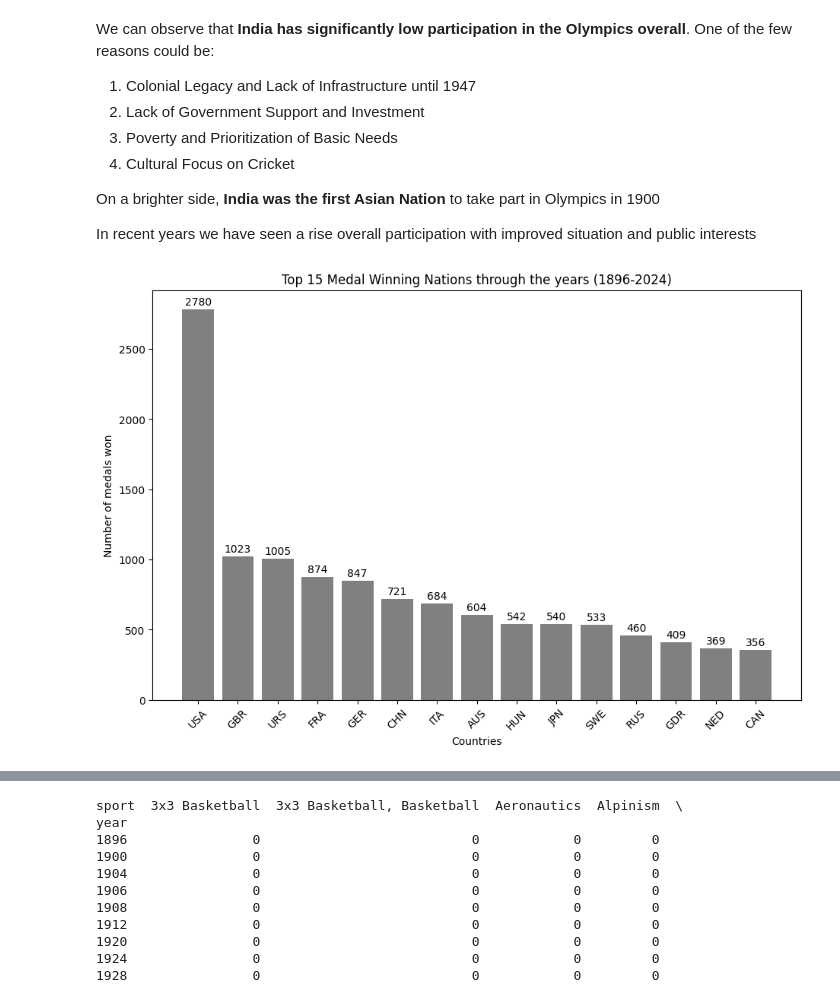
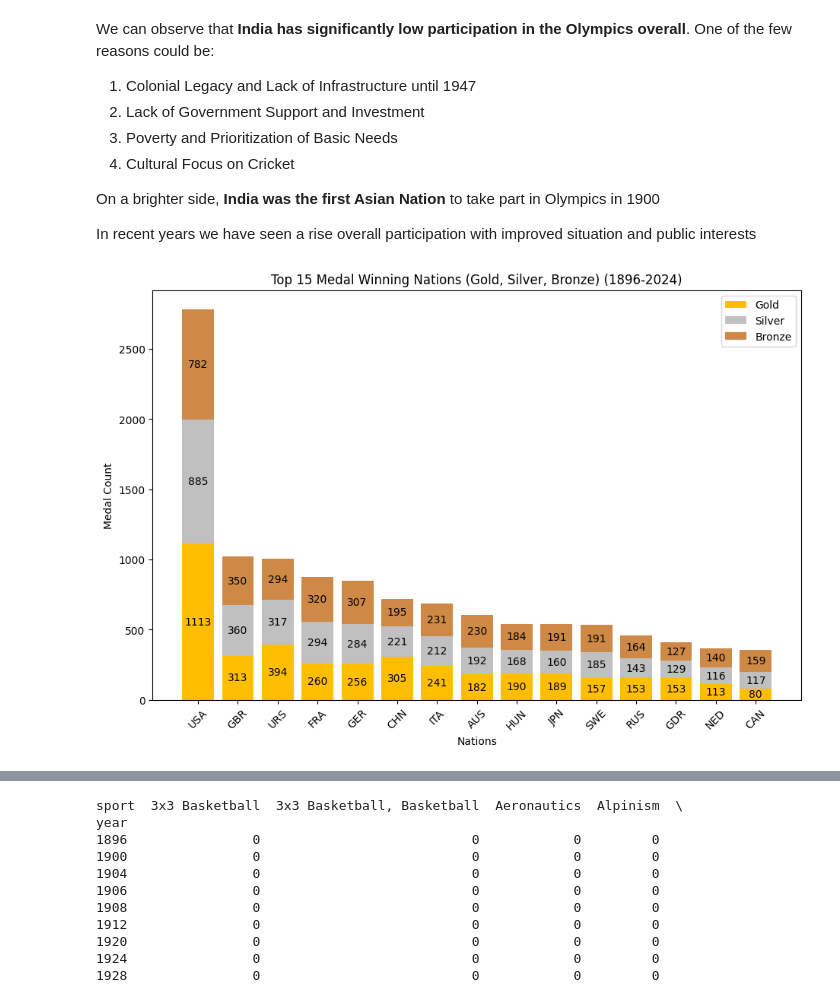
Before and after one commit to vidhi-kumar/olympic-insights, a Jupyter notebook: olympics-analysis.ipynb, the cells around one changed output, grey strips where cells are left out. Saved outputs shown, nothing was run; the diff lists cells and outputs as text; code cells hidden in the pictures.

```diff
--- a/olympics-analysis.ipynb
+++ b/olympics-analysis.ipynb
@@ -187,20 +187,33 @@ On a brighter side, **India was the first Asian Nation** to take part in Olympic
 
 In recent years we have seen a rise overall participation with improved situation and public interests
 # %%
-# Top 15 medal winning teams
-top_teams_winning = df[df['medal'] != 'No medal'].groupby(by=['noc']).size().sort_values(ascending=False).reset_index().head(15)
-top_teams_winning.columns = ['noc', 'count']
+medal_df = df[df['medal'] != 'No medal']
+medal_count = medal_df.groupby(by=['noc', 'medal']).size().unstack(fill_value=0)
+
+top_15_countries = medal_count.sum(axis=1).sort_values(ascending=False).head(15).index
+top_15_medal_count = medal_count.loc[top_15_countries]
+top_15_medal_count
+
 figure, ax = plt.subplots(figsize=(11, 7))
-bars = plt.bar(x=top_teams_winning['noc'], height=top_teams_winning['count'], color='grey')
-# adding label for each bar
-padding = 30
-for bar in bars:
-    value = bar.get_height()
-    plt.text(x=bar.get_x()+bar.get_width()/2, y=value+padding, s=value, ha='center')
-plt.xlabel('Countries')
-plt.ylabel('Number of medals won')
-plt.title("Top 15 Medal Winning Nations through the years (1896-2024)")
+
+gold_bars = plt.bar(x=top_15_medal_count.index, height=top_15_medal_count['Gold'], color='#ffbf00', label='Gold')
+silver_bars = plt.bar(x=top_15_medal_count.index, height=top_15_medal_count['Silver'], bottom=top_15_medal_count['Gold'], color='silver', label='Silver')
+bronze_bars = plt.bar(x=top_15_medal_count.index, height=top_15_medal_count['Bronze'], bottom=top_15_medal_count['Gold']+top_15_medal_count['Silver'], color='#ce8946', label='Bronze')
+
+for i in range(len(top_15_medal_count)):
+    gold_height = top_15_medal_count['Gold'].iloc[i]
+    silver_height = top_15_medal_count['Silver'].iloc[i]
+    bronze_height = top_15_medal_count['Bronze'].iloc[i]
+
+    plt.text(x=i, y=gold_height/2, s=gold_height, ha='center', va='center', color='black')
+    plt.text(x=i, y=gold_height+silver_height/2, s=silver_height, ha='center', va='center', color='black')
+    plt.text(x=i, y=gold_height+silver_height+bronze_height/2, s=bronze_height, ha='center', va='center', color='black')
+
+plt.xlabel("Nations")
+plt.ylabel("Medal Count")
+plt.title("Top 15 Medal Winning Nations (Gold, Silver, Bronze) (1896-2024)")
 plt.xticks(rotation=45)
+plt.legend()
 plt.show()
 # %% [output]
-[figure, old version]
+[figure, new version]
```
Also changed, not shown: parts of 7 cells of this notebook.
